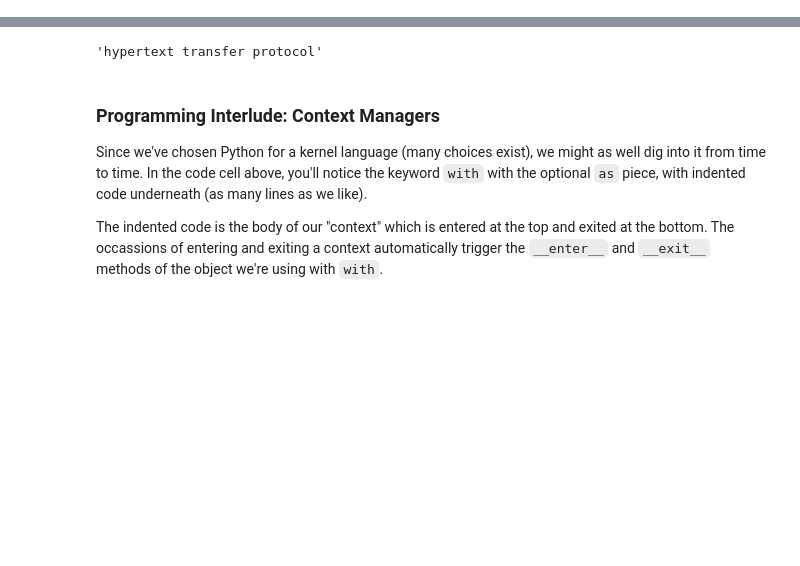
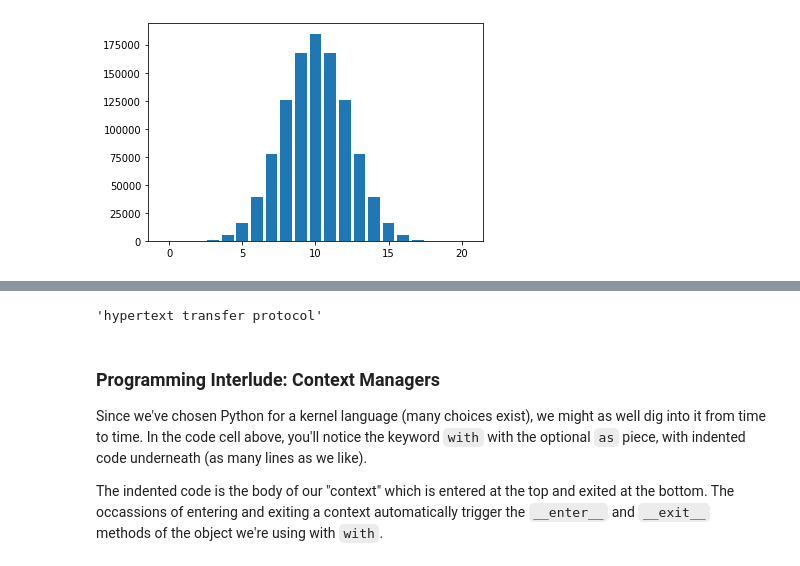
Before and after one commit to 4dsolutions/School_of_Tomorrow, a Jupyter notebook: dataviz.ipynb, the cells around one changed output, grey strips where cells are left out. Drawn from its saved outputs; the diff is of its cells as text; code cells hidden in the pictures; blank space fills up the shorter version.

Commit message:
pascal's triangle

```diff
--- a/dataviz.ipynb
+++ b/dataviz.ipynb
@@ -50,0 +23,16 @@ Looking for a research topic?  Here's [a place to start](https://www.amazon.com/
+# %%
+def pascal(r):
+    row = [1]
+    for i in range(r):
+        row = list([i+j for i,j in zip(row + [0], [0] + row)])
+        yield row
+
+for r in pascal(20):
+    pass
+# %%
+import matplotlib.pyplot as plt
+%matplotlib inline
+
+plt.bar(range(len(r)), r);
+# %% [output]
+[figure, added]
```
Also changed, not shown: parts of 7 cells of this notebook.
